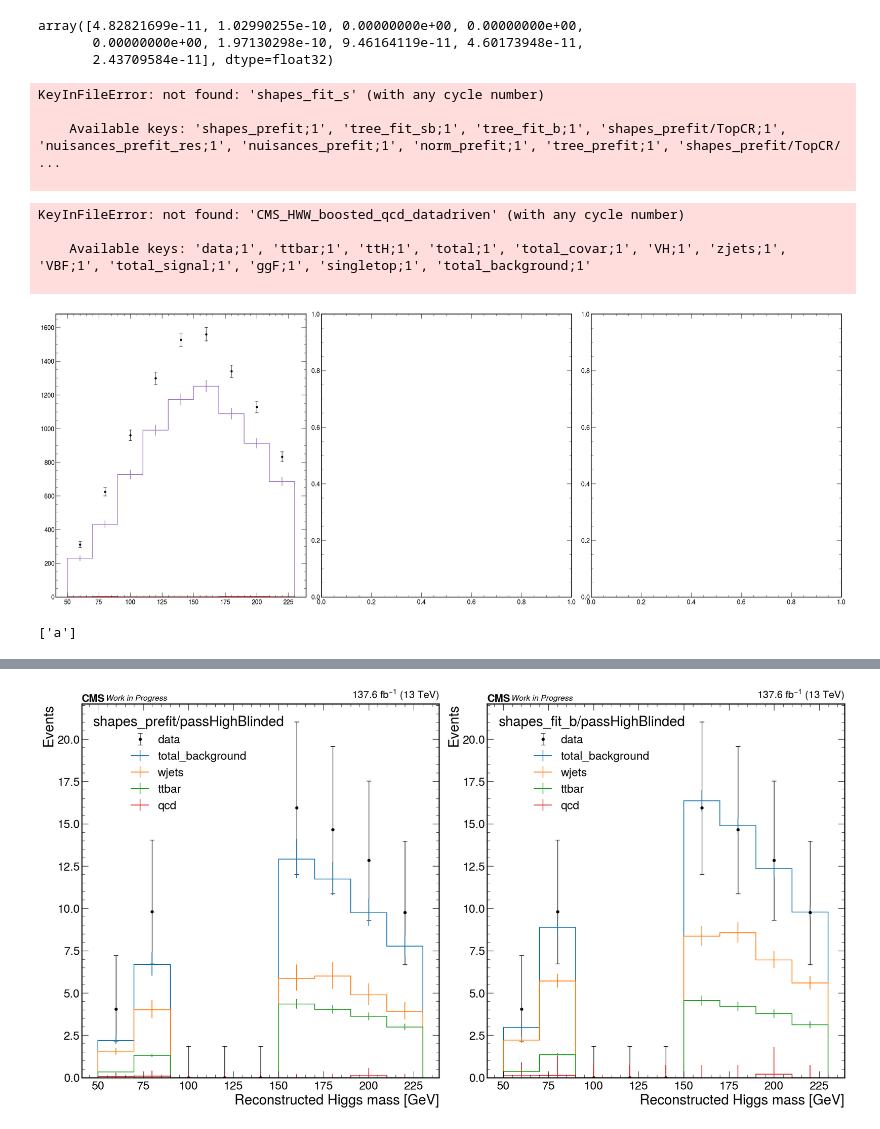
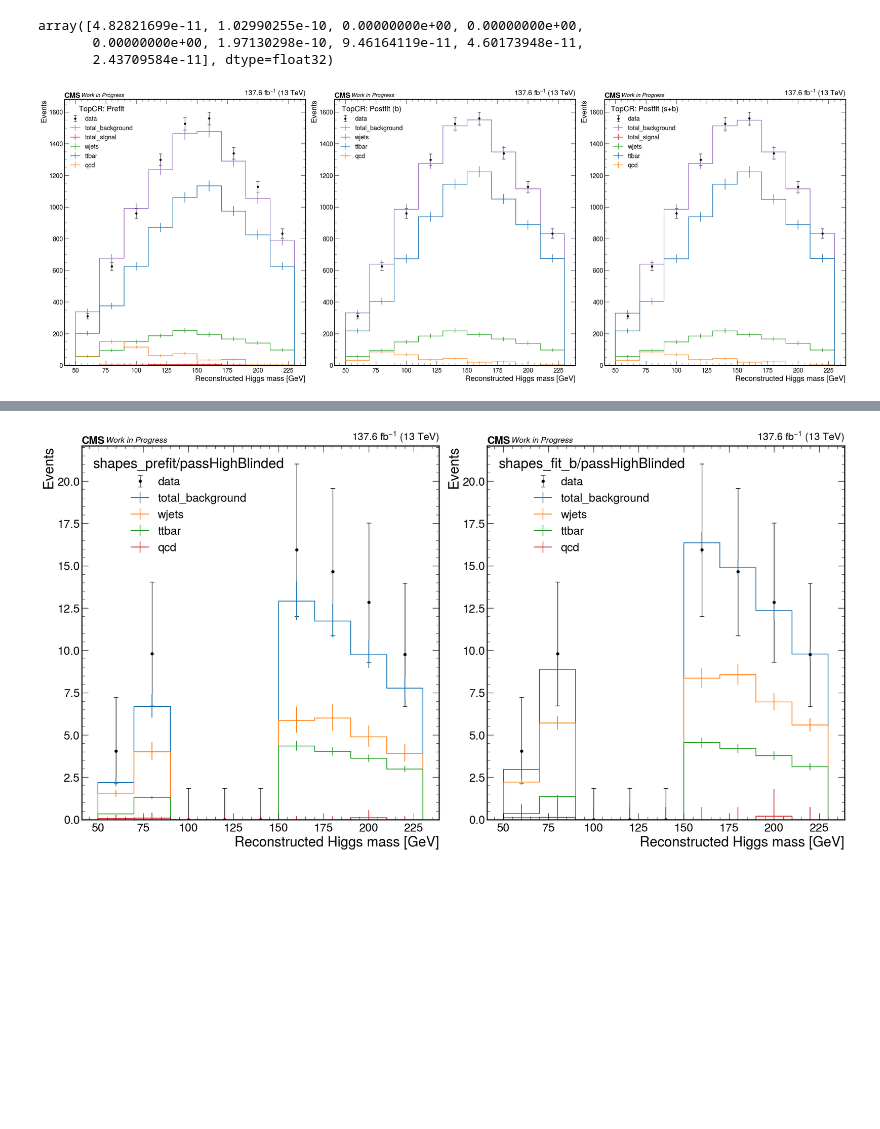
Before and after one commit to quinnanm/boostedhiggs, a Jupyter notebook: binder/combine.ipynb, the cells around one changed output, grey strips where cells are left out. Cells and saved outputs as stored; diff of their text form; code cells hidden in the pictures; blank space fills up the shorter version.

```diff
--- a/binder/combine.ipynb
+++ b/binder/combine.ipynb
@@ -150,7 +150,7 @@ color_by_sample = {
     "CMS_HWW_boosted_qcd_datadriven": "tab:orange",
 }
 
-samples = [
+samplesSR = [
     "data",
     "total_background",
     "total_signal",
@@ -159,3 +159,12 @@ samples = [
     "ttbar",
 #     "qcd",
 ]
+samplestop = [
+    "data",
+    "total_background",
+    "total_signal",
+#     "CMS_HWW_boosted_qcd_datadriven",
+    "wjets",
+    "ttbar",
+    "qcd",
+]
@@ -164,18 +171,17 @@ f = uproot.open("fitDiagnosticsBlinded.root")
-# %%
-f["shapes_fit_s"].keys()
-# %% [output]
-KeyInFileError: not found: 'shapes_fit_s' (with any cycle number)
-
-    Available keys: 'shapes_prefit;1', 'tree_fit_sb;1', 'tree_fit_b;1', 'shapes_prefit/TopCR;1', 'nuisances_prefit_res;1', 'nuisances_prefit;1', 'norm_prefit;1', 'tree_prefit;1', 'shapes_prefit/TopCR/ ...
-
 # %%
-f = uproot.open("fitDiagnosticsBlinded.root")
+f = uproot.open("fitDiagnosticsBlindedWithTopNorm.root")
 binwidth = 20
 
 # region = "WJetsCRBlinded"
-region = "SR1Blinded"
+# region = "SR1Blinded"
 # region = "SR2Blinded"
 region = "TopCR"
+
+if region=="TopCR":
+    samples = samplestop
+else:
+    samples = samplesSR
+
 
 do = [f"shapes_prefit", f"shapes_fit_b"]
 do = [f"shapes_prefit", f"shapes_fit_b", "shapes_fit_s"]
@@ -207,38 +213,34 @@ for i, key in enumerate(do):
                 histtype="errorbar",
                 color="k",
                 capsize=4,
             )
 
         else:
-            if "qcd" in sample:
+            if ("qcd" in sample) and (region != "TopCR"):
                 lab = "WJets+QCD (data-driven)"
             else:
                 lab = sample
 #             lab = sample
 
             hep.histplot(
                 f[f"{key}/{region}"][sample].values()*binwidth,
                 bins=list(range(50, 240, 20)),
                 ax=axs[i],
                 histtype="step",
                 yerr=True,
                 label=lab,
                 color=color_by_sample[sample]
             )
 
 
-    axs[i].legend(title=legend_lab[key], loc="upper left")
+    axs[i].legend(title=f"{region}: {legend_lab[key]}", loc="upper left")
     axs[i].set_ylabel(f"Events")
     axs[i].set_xlabel(f"Reconstructed Higgs mass [GeV]")
     axs[i].set_ylim(0)
 
     hep.cms.lumitext("%.1f " % full_lumi + r"fb$^{-1}$ (13 TeV)", ax=axs[i], fontsize=20)
     hep.cms.text("Work in Progress", ax=axs[i], fontsize=15)
 
-# plt.savefig(f"/Users/fmokhtar/Desktop/farakikopku5/combine.pdf")
+plt.savefig(f"/Users/fmokhtar/Desktop/AN/combine.pdf")
 # %% [output]
-KeyInFileError: not found: 'CMS_HWW_boosted_qcd_datadriven' (with any cycle number)
-
-    Available keys: 'data;1', 'ttbar;1', 'ttH;1', 'total;1', 'total_covar;1', 'VH;1', 'zjets;1', 'VBF;1', 'total_signal;1', 'ggF;1', 'singletop;1', 'total_background;1'
-
-[figure, old version]
+[figure, new version]
@@ -252,4 +246,0 @@ b = l
-# %%
-l
-# %% [output]
-['a']
```
Also changed, not shown: parts of 9 cells of this notebook, 3 other files.
